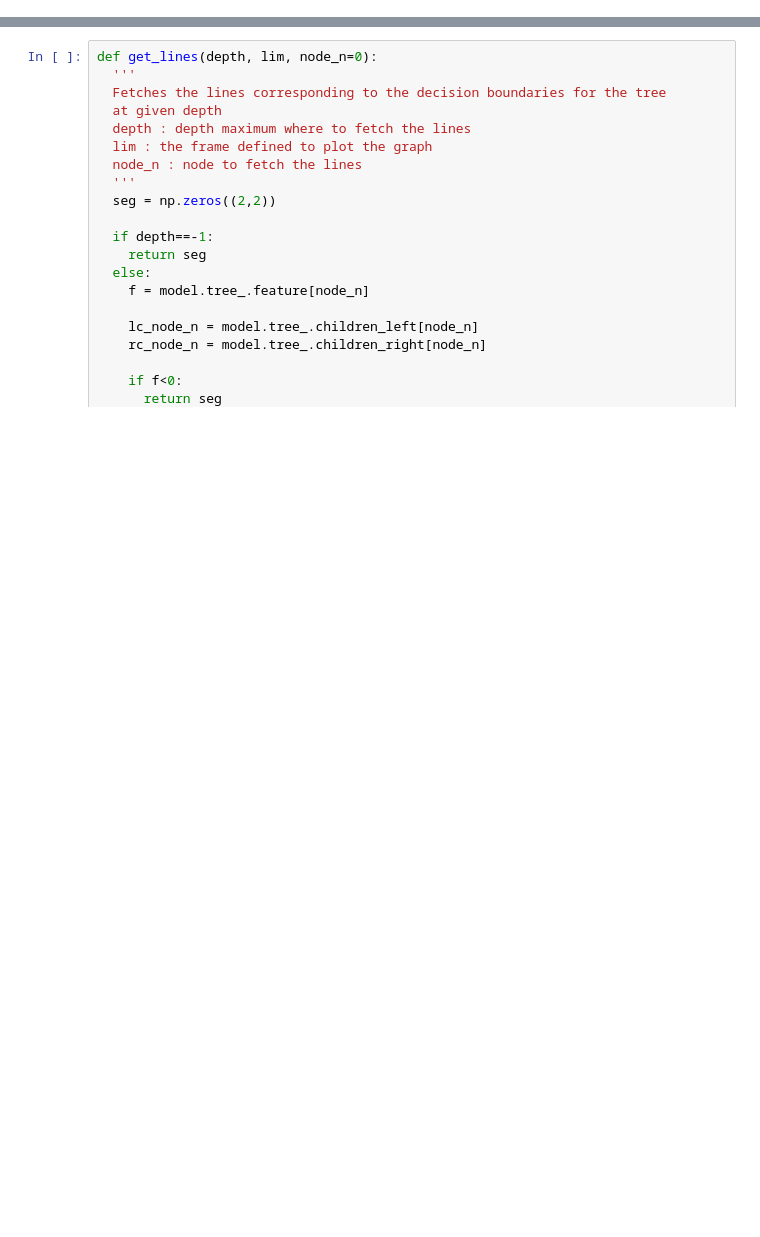
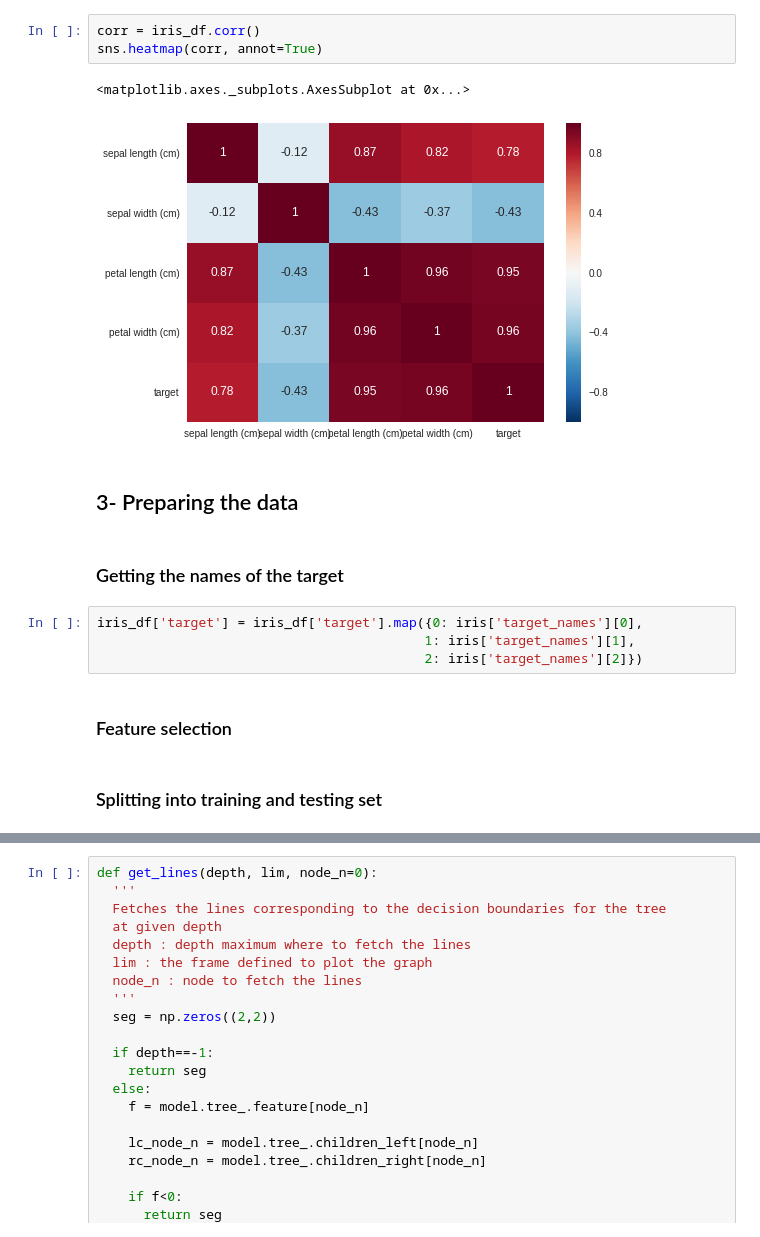
Before and after one commit to ValentinRicher/understanding-decision-trees, a Jupyter notebook: understanding_decision_trees.ipynb, the cells around one changed output, grey strips where cells are left out. Cells and saved outputs as stored; diff of their text form; blank space fills up the shorter version.

```diff
--- a/understanding_decision_trees.ipynb
+++ b/understanding_decision_trees.ipynb
@@ -2,0 +37,18 @@
+# %%
+corr = iris_df.corr()
+sns.heatmap(corr, annot=True)
+# %% [output]
+<matplotlib.axes._subplots.AxesSubplot at 0x...>
+[figure, added]
+# %% [markdown]
+## 3- Preparing the data
+# %% [markdown]
+### Getting the names of the target
+# %%
+iris_df['target'] = iris_df['target'].map({0: iris['target_names'][0],
+                                          1: iris['target_names'][1],
+                                          2: iris['target_names'][2]})
+# %% [markdown]
+### Feature selection
+# %% [markdown]
+### Splitting into training and testing set
```
Also changed, not shown: parts of 9 cells of this notebook.
